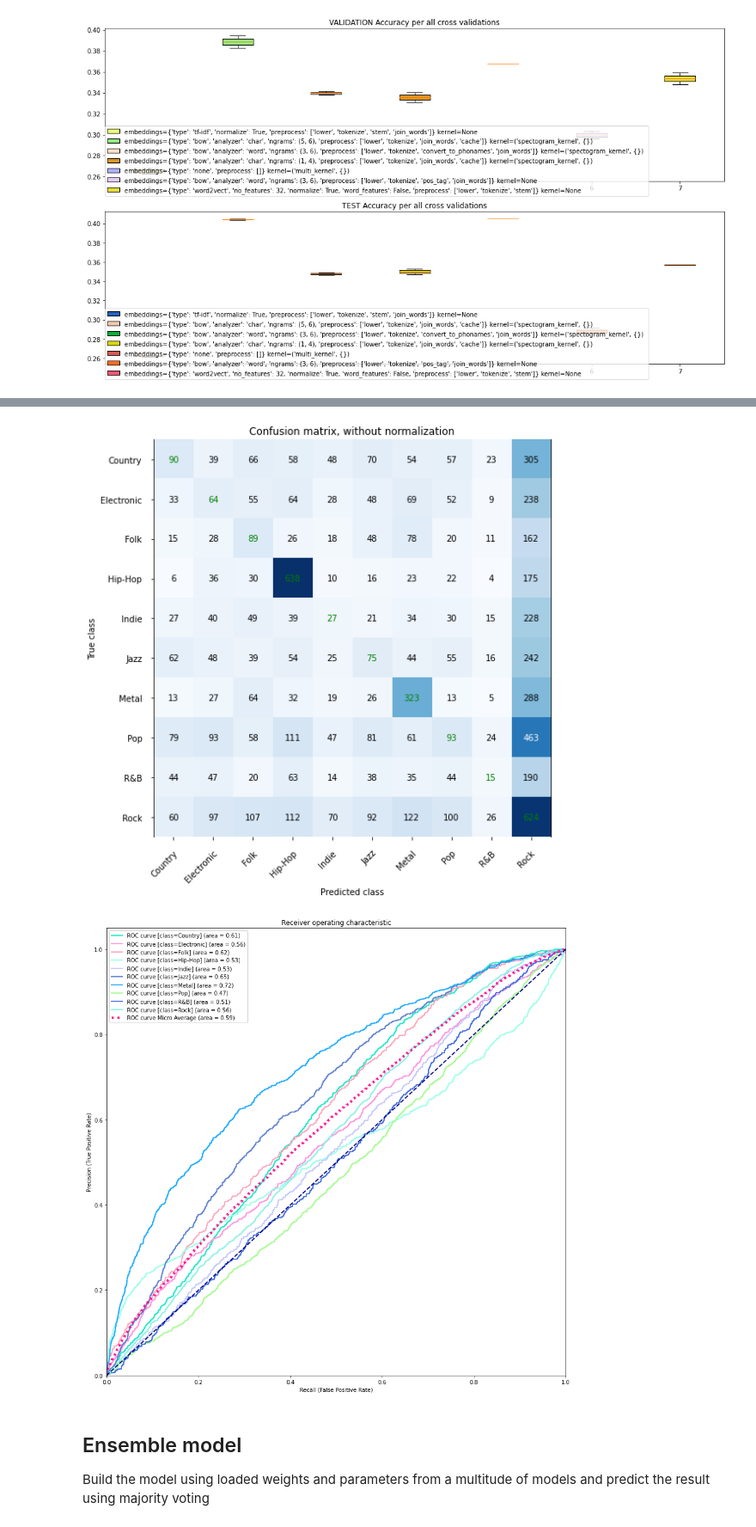
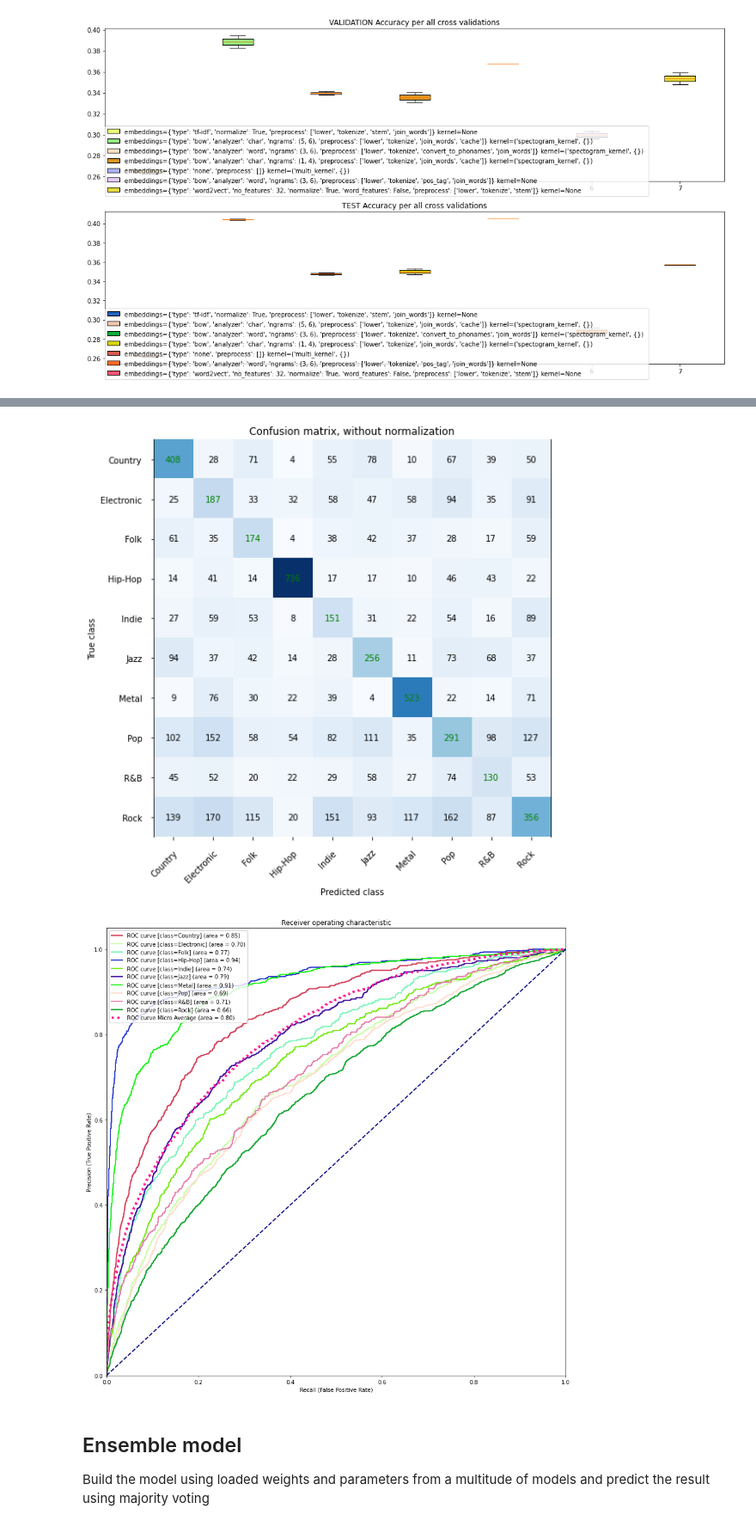
Before and after one commit to glypher/lyrics_classification, a Jupyter notebook: songs.ipynb, the cells around one changed output, grey strips where cells are left out. Shown at 86% size. Cells and saved outputs as stored; diff of their text form; code cells hidden in the pictures.

Commit message:
Best SVM model metrics

```diff
--- a/songs.ipynb
+++ b/songs.ipynb
@@ -649,7 +636,7 @@ def test_metrics(model, df, plot_cnf=True, plot_roc=True):
     pred_targets, pred_scores = model.predict(df)
     if not isinstance(pred_targets[0], str):
         pred_targets = pd.Categorical.from_codes(pred_targets, categories=df['target'].cat.categories)
-    print(f"TEST on all TRAIN accuracy: {mm.Model.accuracy(df['target'], pred_targets)}")
+    print(f"TEST accuracy={mm.Model.accuracy(df['target'], pred_targets)}")
     if plot_cnf:
         pb = mm.PlotBuilder().create_confusion_matrix(
             df['target'], pred_targets, df['target'].cat.categories)
@@ -663,10 +650,10 @@ best_history = svm_lookup.best_history
 hyper_params = best_history.model_params.copy()
 print(f"Best Model using {hyper_params}")
 print(f"VALIDATION accuracy={best_history.history('accuracy', mm.DataType.VALIDATION)}")
-print(f"TEST accuracy={best_history.history('accuracy', mm.DataType.TEST)}")
 
+hyper_params['build'] = True
 best_svm = SVMModel(**hyper_params)
-history = best_svm.train((trainDF, None, None))
+best_svm.load_weights(svm_lookup.best_checkpoint)
 
 test_metrics(best_svm, testDF)
 # %% [output]
@@ -677,5 +664,5 @@ TEST on all TRAIN accuracy: 0.25683679899180845
-[figure, old version]
+[figure, new version]
-[figure, old version]
+[figure, new version]
 # %% [markdown]
 ## Ensemble model
 Build the model using loaded weights and parameters from a multitude of models and predict the result using majority voting
```
Also changed, not shown: parts of 5 cells of this notebook.
